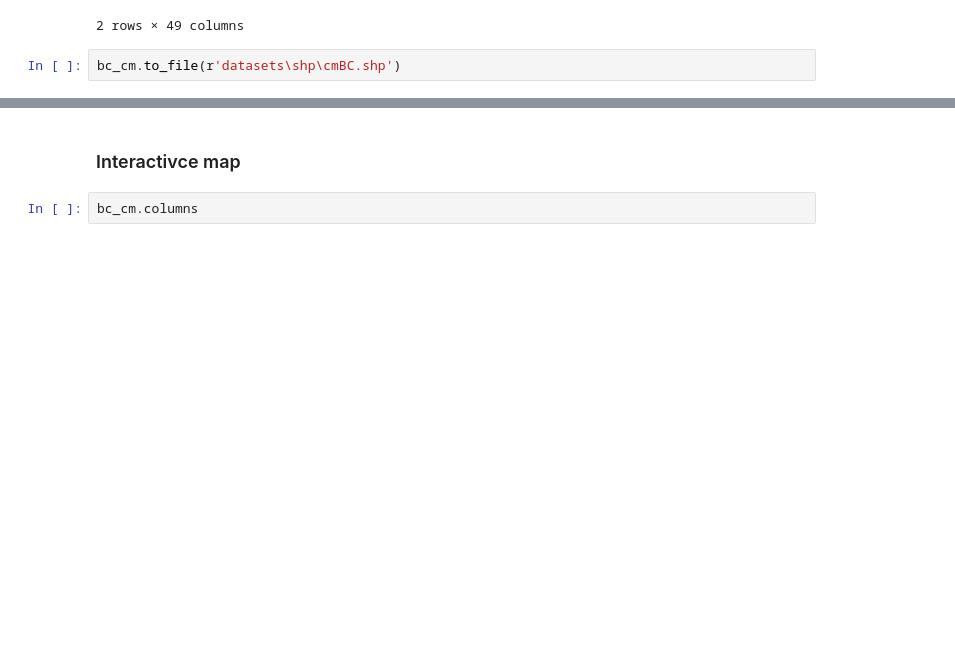
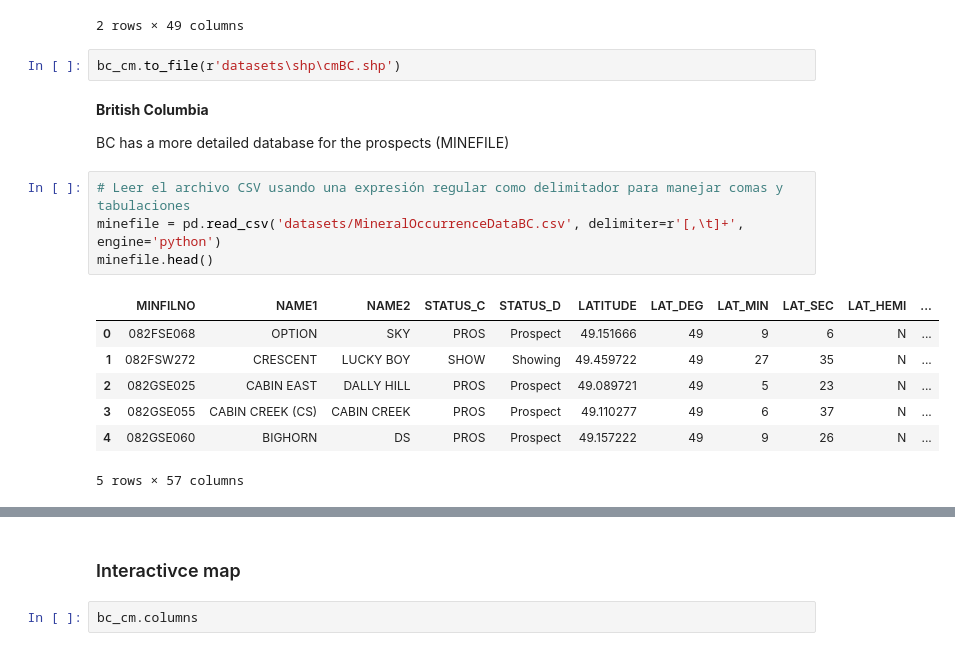
Before and after one commit to cvillarragamo/Tech_Treasures_Challenge, a Jupyter notebook: 1_Data_Collection_Cleaning.ipynb, the cells around one changed output, grey strips where cells are left out. Cells and saved outputs as stored; diff of their text form; blank space fills up the shorter version.

```diff
--- a/1_Data_Collection_Cleaning.ipynb
+++ b/1_Data_Collection_Cleaning.ipynb
@@ -122,3 +165,19 @@ bc_cm.head(2)
 2 rows × 49 columns
 # %%
 bc_cm.to_file(r'datasets\shp\cmBC.shp')
+# %% [markdown]
+**British Columbia**
+
+BC has a more detailed database for the prospects (MINEFILE)
+# %%
+# Leer el archivo CSV usando una expresión regular como delimitador para manejar comas y tabulaciones
+minefile = pd.read_csv('datasets/MineralOccurrenceDataBC.csv', delimiter=r'[,\t]+', engine='python')
+minefile.head()
+# %% [output]
+|  | MINFILNO | NAME1 | NAME2 | STATUS_C | STATUS_D | LATITUDE | LAT_DEG | LAT_MIN | LAT_SEC | LAT_HEMI | ... |
+| 0 | 082FSE068 | OPTION | SKY | PROS | Prospect | 49.151666 | 49 | 9 | 6 | N | ... |
+| 1 | 082FSW272 | CRESCENT | LUCKY BOY | SHOW | Showing | 49.459722 | 49 | 27 | 35 | N | ... |
+| 2 | 082GSE025 | CABIN EAST | DALLY HILL | PROS | Prospect | 49.089721 | 49 | 5 | 23 | N | ... |
+| 3 | 082GSE055 | CABIN CREEK (CS) | CABIN CREEK | PROS | Prospect | 49.110277 | 49 | 6 | 37 | N | ... |
+| 4 | 082GSE060 | BIGHORN | DS | PROS | Prospect | 49.157222 | 49 | 9 | 26 | N | ... |
+5 rows × 57 columns
```
Also changed, not shown: parts of 8 cells of this notebook.
